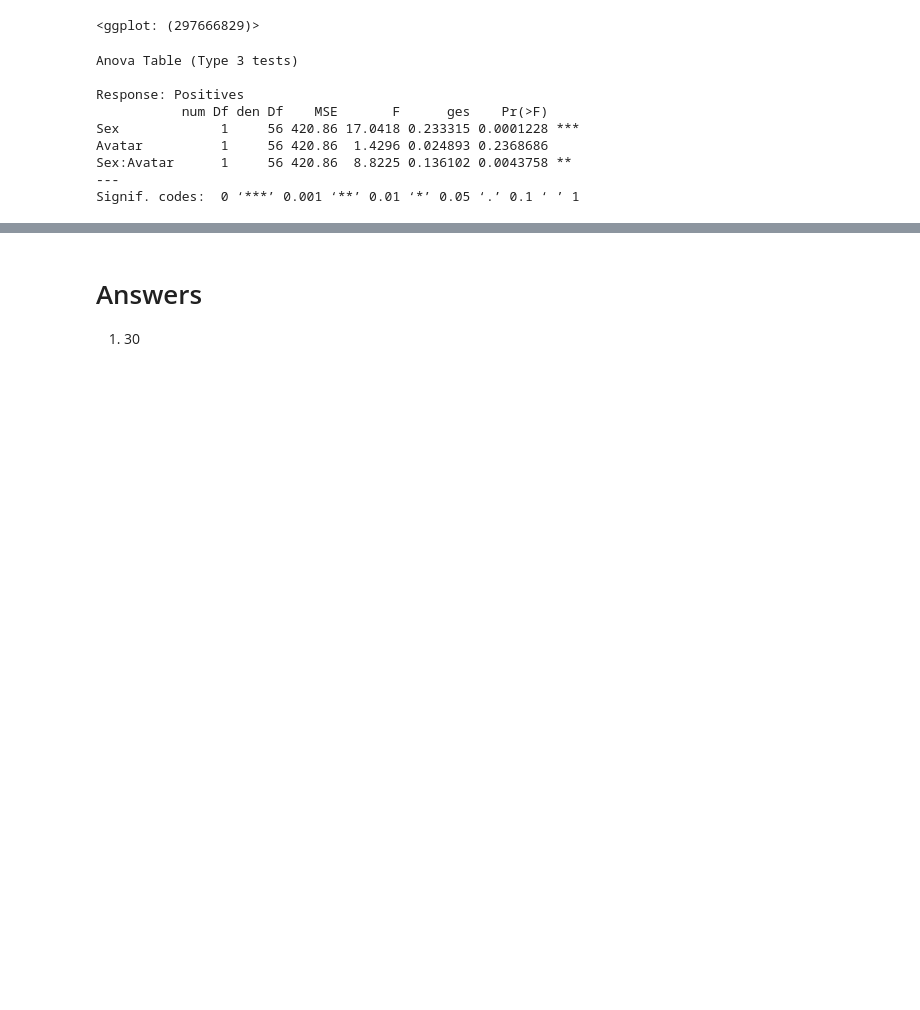
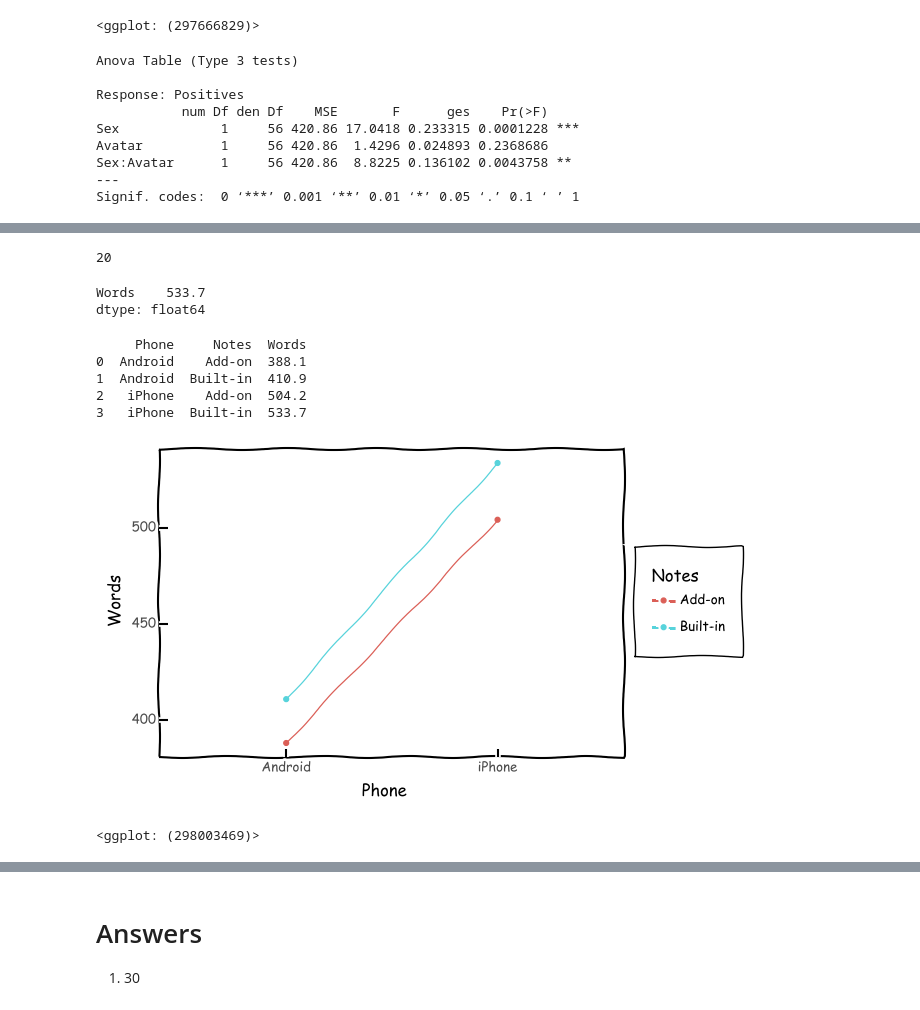
Before and after one commit to roland-hochmuth/designexperiments, a Jupyter notebook: week-7.ipynb, the cells around one changed output, grey strips where cells are left out. Cells and saved outputs as stored; diff of their text form; code cells hidden in the pictures; blank space fills up the shorter version.

```diff
--- a/week-7.ipynb
+++ b/week-7.ipynb
@@ -149,0 +183,3 @@ Signif. codes:  0 ‘***’ 0.001 ‘**’ 0.01 ‘*’ 0.05 ‘.’ 0.1 ‘ ’
+# %%
+df = pd.read_csv("notes.csv")
+df.tail(10)
@@ -149,0 +198,34 @@ Signif. codes:  0 ‘***’ 0.001 ‘**’ 0.01 ‘*’ 0.05 ‘.’ 0.1 ‘ ’
+# %%
+df.Subject = df.Subject.astype('category')
+df.Phone = df.Phone.astype('category')
+df.Notes = df.Notes.astype('category')
+df.Order = df.Order.astype('category')
+df.Words = df.Words.astype(int)
+# %%
+df.Subject.nunique()
+# %% [output]
+20
+# %%
+groups = df.sort_values('Subject').groupby(['Phone', 'Notes'])
+groups.mean().max()
+# %% [output]
+Words    533.7
+dtype: float64
+# %%
+groups = df.groupby(['Phone', 'Notes']).mean().reset_index()
+print(groups)
+
+(
+    ggplot(groups) +
+    aes(x='Phone', y='Words', group = 'Notes', color='Notes') +
+    geom_line() +
+    geom_point()
+)
+# %% [output]
+     Phone     Notes  Words
+0  Android    Add-on  388.1
+1  Android  Built-in  410.9
+2   iPhone    Add-on  504.2
+3   iPhone  Built-in  533.7
+[figure, added]
+<ggplot: (298003469)>
```
Also changed, not shown: parts of 8 cells of this notebook, 2 other files.
